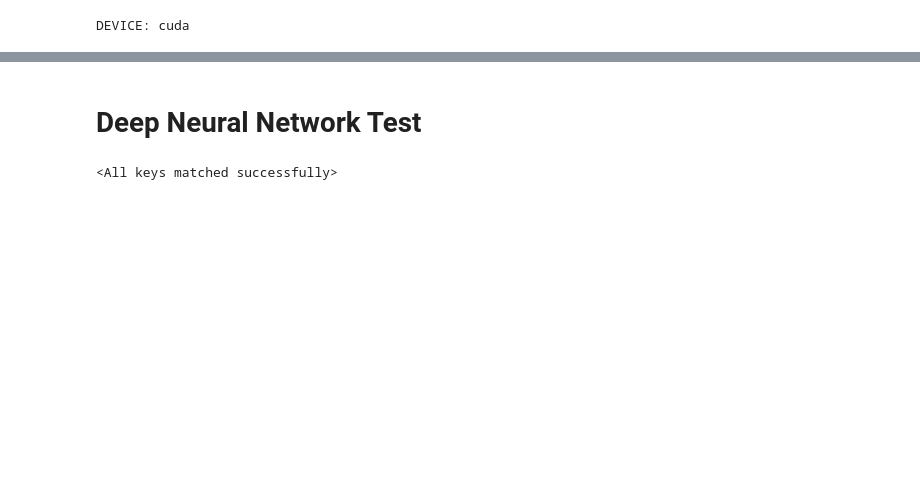
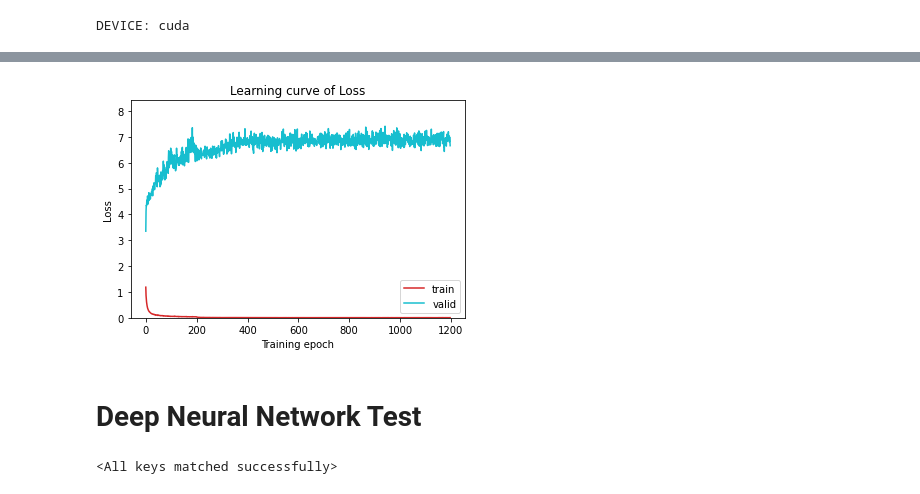
Before and after one commit to Offliners/ML2021_Fall, a Jupyter notebook: Final Project/HTML2021_Fall_svm_dnn.ipynb, the cells around one changed output, grey strips where cells are left out. Saved outputs shown, nothing was run; the diff lists cells and outputs as text; code cells hidden in the pictures; blank space fills up the shorter version.

```diff
--- a/Final Project/HTML2021_Fall_svm_dnn.ipynb
+++ b/Final Project/HTML2021_Fall_svm_dnn.ipynb
@@ -662,3 +696,7 @@ Training use 2989.121s
+# %%
+plot_learning_curve(train_loss_list, val_loss_list, 'Loss')
+# %% [output]
+[figure, added]
 # %% [markdown]
 # **Deep Neural Network Test**
 # %%
```
Also changed, not shown: parts of 31 cells of this notebook.
